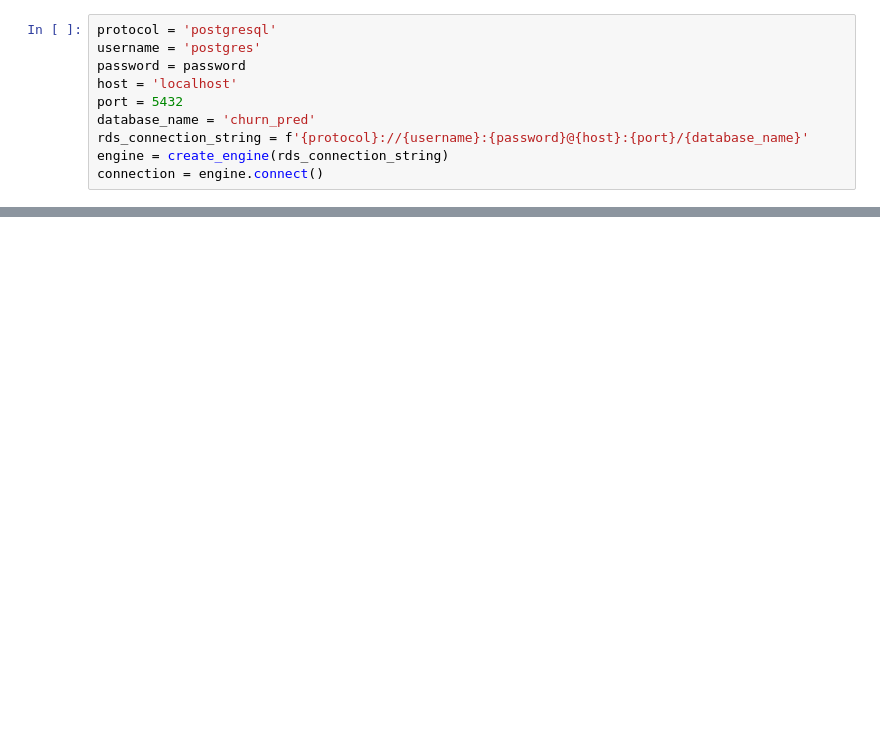
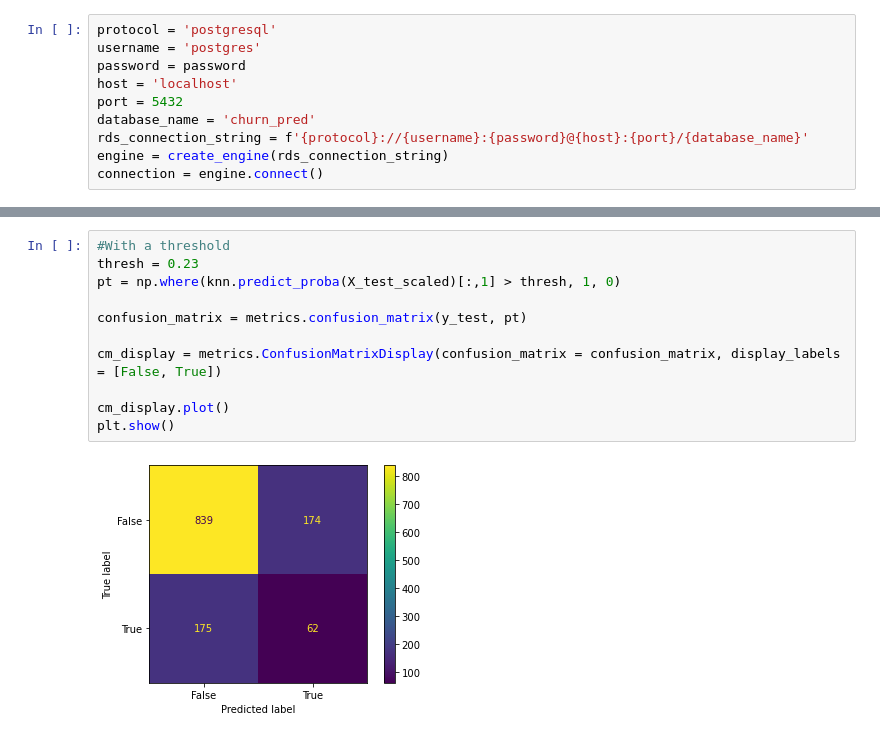
Before and after one commit to rita-s/customer-churn-prediction, a Jupyter notebook: KNN.ipynb, the cells around one changed output, grey strips where cells are left out. Saved outputs shown, nothing was run; the diff lists cells and outputs as text; blank space fills up the shorter version.

```diff
--- a/KNN.ipynb
+++ b/KNN.ipynb
@@ -79,0 +158,13 @@ k: 19, Train/Test Score: 0.847/0.829
+# %%
+#With a threshold
+thresh = 0.23
+pt = np.where(knn.predict_proba(X_test_scaled)[:,1] > thresh, 1, 0)
+
+confusion_matrix = metrics.confusion_matrix(y_test, pt)
+
+cm_display = metrics.ConfusionMatrixDisplay(confusion_matrix = confusion_matrix, display_labels = [False, True])
+
+cm_display.plot()
+plt.show()
+# %% [output]
+[figure, added]
```
Also changed, not shown: parts of 7 cells of this notebook.
